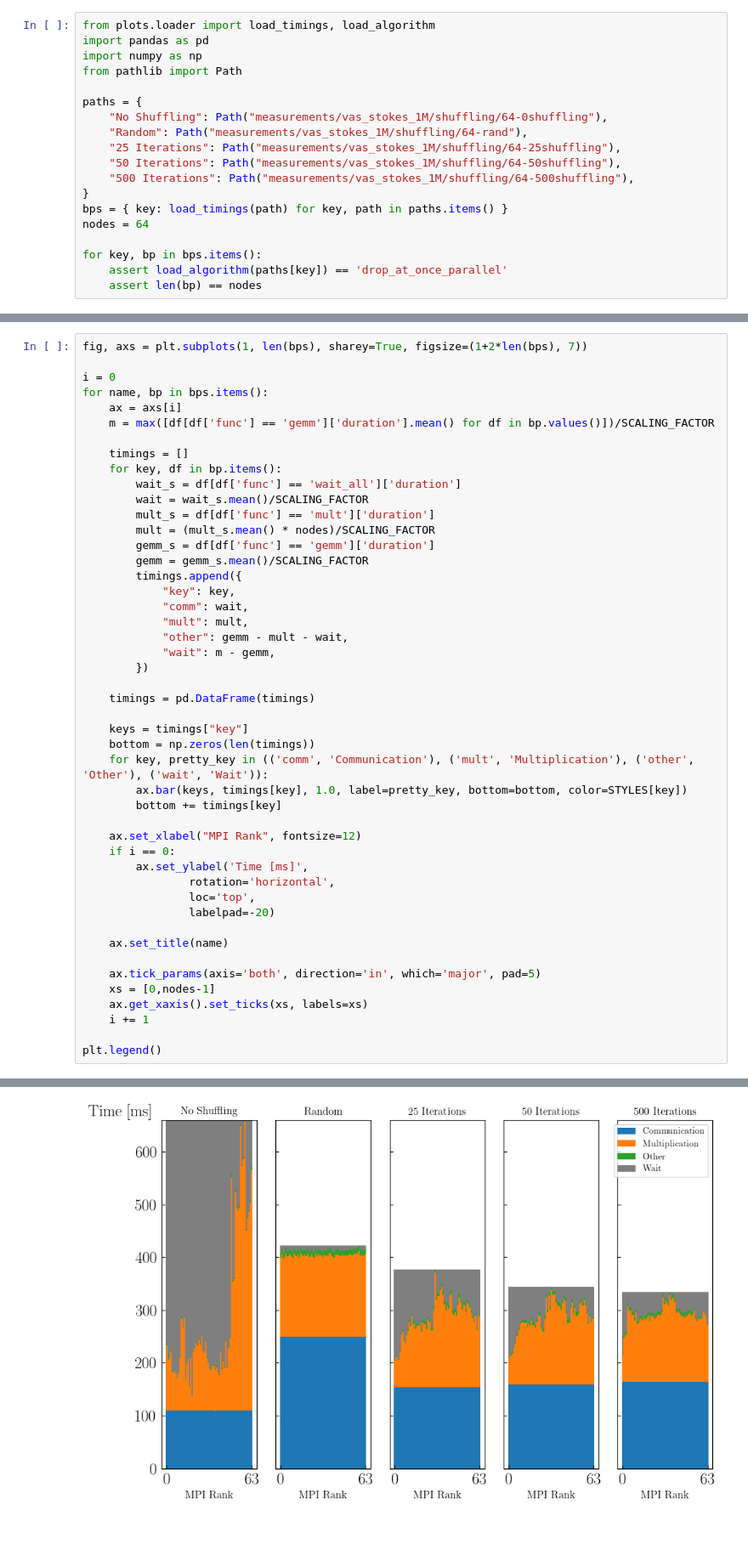
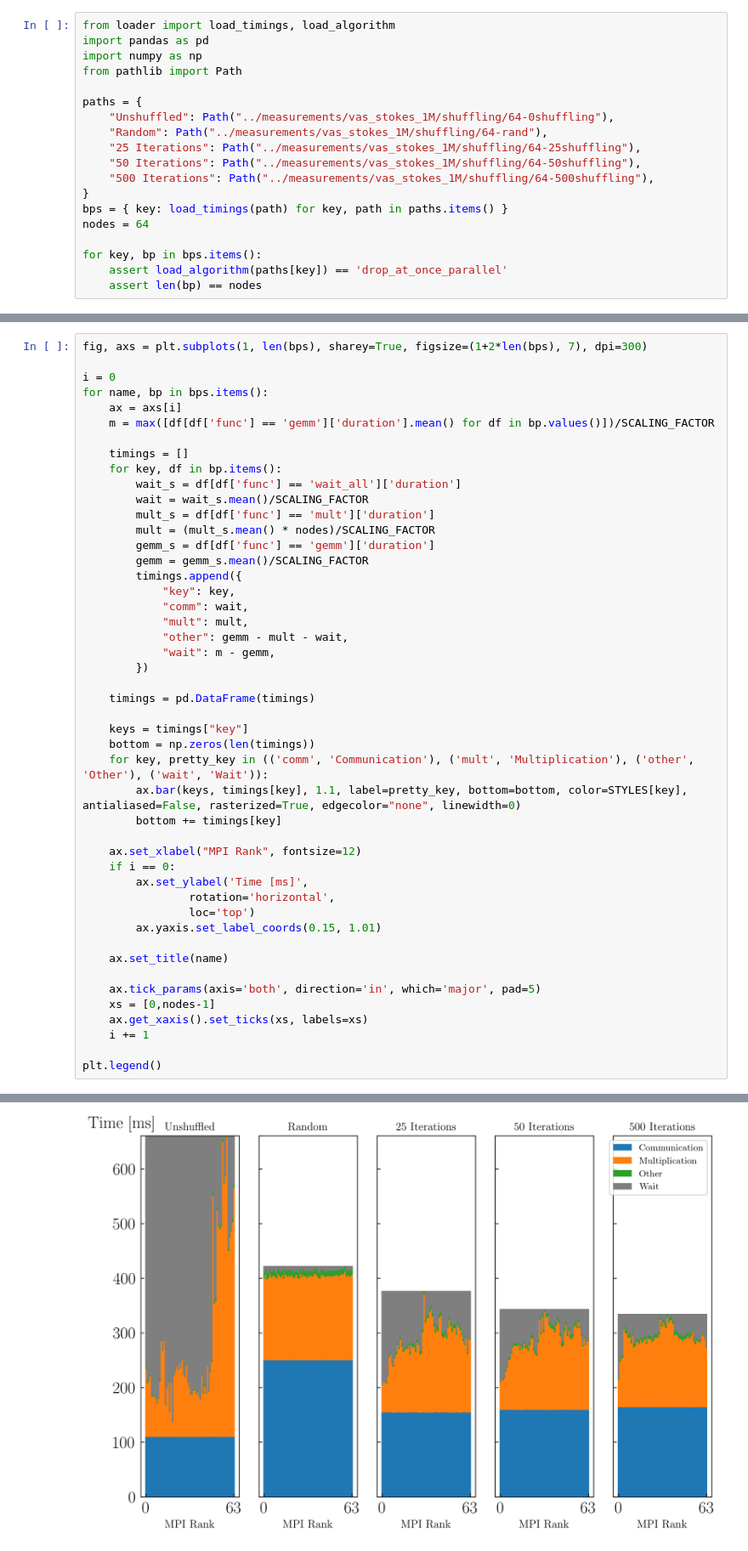
Before and after one commit to sven-weber/spgemm, a Jupyter notebook: plots/shuffling.ipynb, the cells around one changed output, grey strips where cells are left out. Shown at 85% size. Drawn from its saved outputs; the diff is of its cells as text.

```diff
--- a/plots/shuffling.ipynb
+++ b/plots/shuffling.ipynb
@@ -1,15 +1,15 @@
 # %%
-from plots.loader import load_timings, load_algorithm
+from loader import load_timings, load_algorithm
 import pandas as pd
 import numpy as np
 from pathlib import Path
 
 paths = {
-    "No Shuffling": Path("measurements/vas_stokes_1M/shuffling/64-0shuffling"),
-    "Random": Path("measurements/vas_stokes_1M/shuffling/64-rand"),
-    "25 Iterations": Path("measurements/vas_stokes_1M/shuffling/64-25shuffling"),
-    "50 Iterations": Path("measurements/vas_stokes_1M/shuffling/64-50shuffling"),
-    "500 Iterations": Path("measurements/vas_stokes_1M/shuffling/64-500shuffling"),
+    "Unshuffled": Path("../measurements/vas_stokes_1M/shuffling/64-0shuffling"),
+    "Random": Path("../measurements/vas_stokes_1M/shuffling/64-rand"),
+    "25 Iterations": Path("../measurements/vas_stokes_1M/shuffling/64-25shuffling"),
+    "50 Iterations": Path("../measurements/vas_stokes_1M/shuffling/64-50shuffling"),
+    "500 Iterations": Path("../measurements/vas_stokes_1M/shuffling/64-500shuffling"),
 }
 bps = { key: load_timings(path) for key, path in paths.items() }
 nodes = 64
@@ -36,7 +36,7 @@ STYLES = {
     "wait": 'tab:grey'
 }
 # %%
-fig, axs = plt.subplots(1, len(bps), sharey=True, figsize=(1+2*len(bps), 7))
+fig, axs = plt.subplots(1, len(bps), sharey=True, figsize=(1+2*len(bps), 7), dpi=300)
 
 i = 0
 for name, bp in bps.items():
@@ -54,34 +54,34 @@ for name, bp in bps.items():
         timings.append({
             "key": key,
             "comm": wait,
             "mult": mult,
             "other": gemm - mult - wait,
             "wait": m - gemm,
         })
 
     timings = pd.DataFrame(timings)
 
     keys = timings["key"]
     bottom = np.zeros(len(timings))
     for key, pretty_key in (('comm', 'Communication'), ('mult', 'Multiplication'), ('other', 'Other'), ('wait', 'Wait')):
-        ax.bar(keys, timings[key], 1.0, label=pretty_key, bottom=bottom, color=STYLES[key])
+        ax.bar(keys, timings[key], 1.1, label=pretty_key, bottom=bottom, color=STYLES[key], antialiased=False, rasterized=True, edgecolor="none", linewidth=0)
         bottom += timings[key]
 
     ax.set_xlabel("MPI Rank", fontsize=12)
     if i == 0:
         ax.set_ylabel('Time [ms]',
                 rotation='horizontal',
-                loc='top',
-                labelpad=-20)
+                loc='top')
+        ax.yaxis.set_label_coords(0.15, 1.01)
 
     ax.set_title(name)
 
     ax.tick_params(axis='both', direction='in', which='major', pad=5)
     xs = [0,nodes-1]
     ax.get_xaxis().set_ticks(xs, labels=xs)
     i += 1
 
 plt.legend()
 # %% [output]
 <matplotlib.legend.Legend at 0x...>
-[figure, old version]
+[figure, new version]
```
Also changed, not shown: parts of 1 cell of this notebook, 4 other files.
